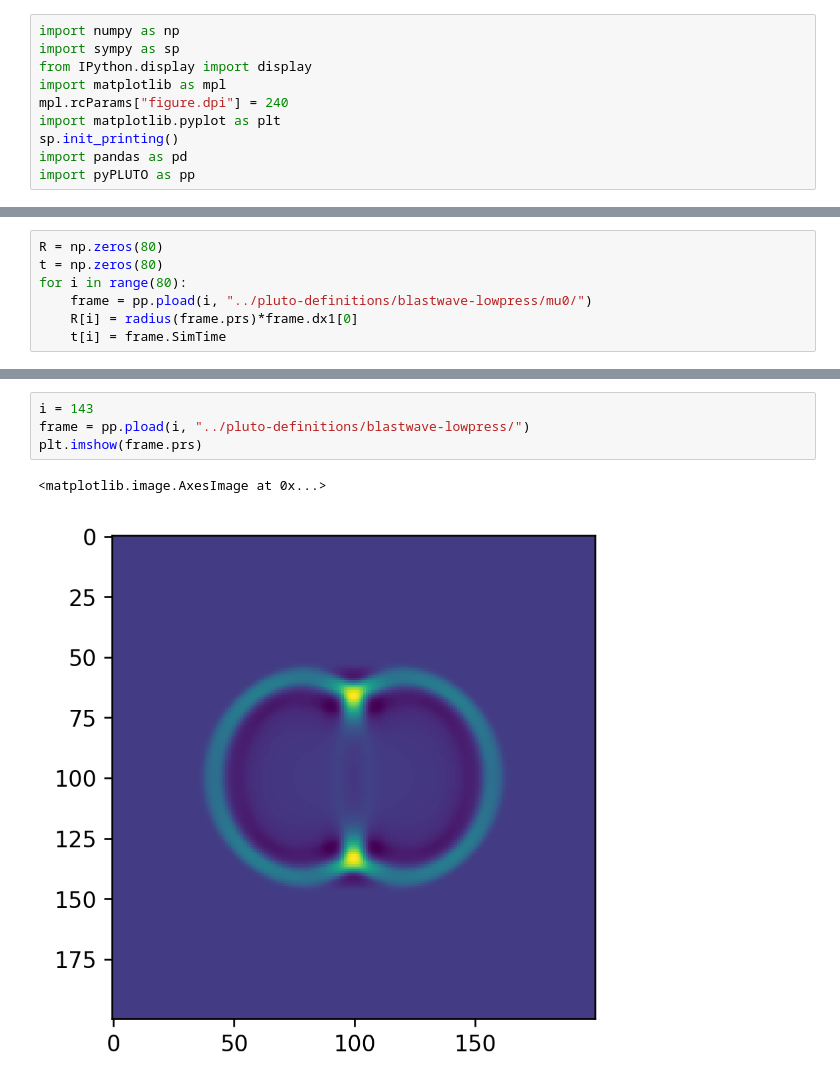
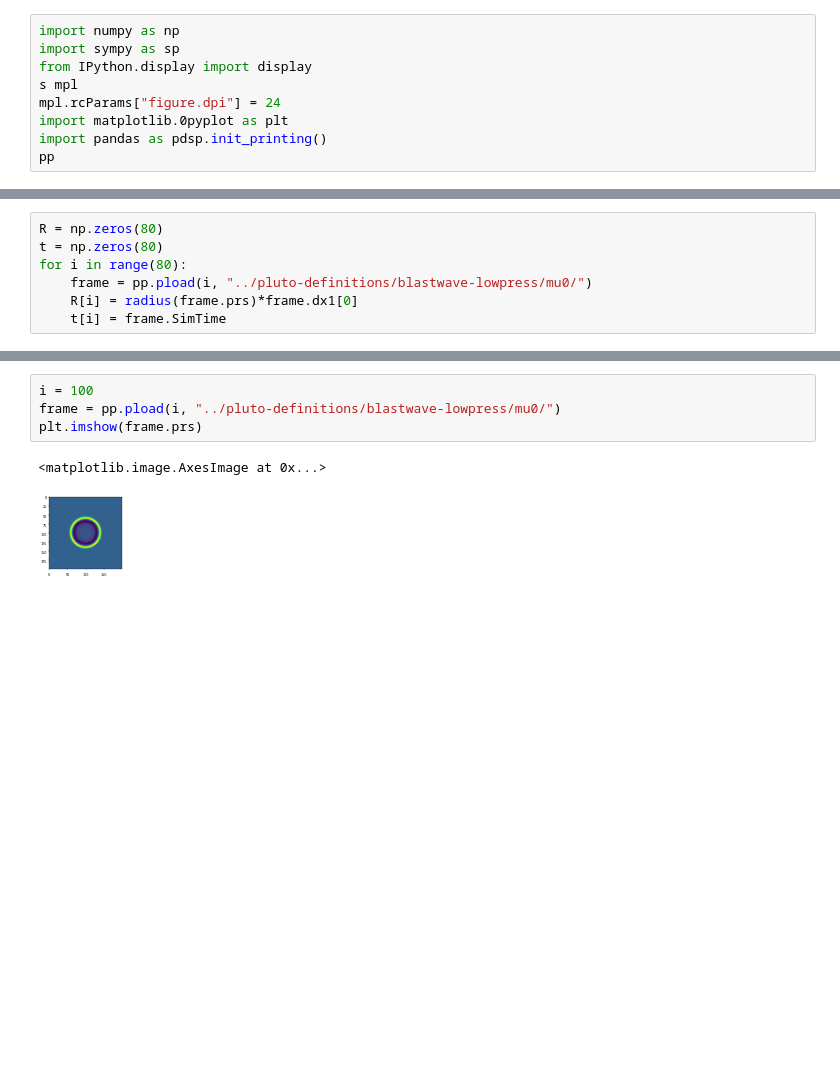
Before and after one commit to MichaelMaex/eindproject-2, a Jupyter notebook: notebooks/Blastwavelowpress.ipynb, the cells around one changed output, grey strips where cells are left out. Drawn from its saved outputs; the diff is of its cells as text; blank space fills up the shorter version.

```diff
--- a/notebooks/Blastwavelowpress.ipynb
+++ b/notebooks/Blastwavelowpress.ipynb
@@ -2,9 +2,8 @@
 import numpy as np
 import sympy as sp
 from IPython.display import display
-import matplotlib as mpl
-mpl.rcParams["figure.dpi"] = 240
-import matplotlib.pyplot as plt
-sp.init_printing()
-import pandas as pd
-import pyPLUTO as pp
+s mpl
+mpl.rcParams["figure.dpi"] = 24
+import matplotlib.0pyplot as plt
+import pandas as pdsp.init_printing()
+pp
@@ -40,9 +41,9 @@ plt.legend()
 <matplotlib.legend.Legend at 0x...>
 [figure]
 # %%
-i = 143
-frame = pp.pload(i, "../pluto-definitions/blastwave-lowpress/")
+i = 100
+frame = pp.pload(i, "../pluto-definitions/blastwave-lowpress/mu0/")
 plt.imshow(frame.prs)
 # %% [output]
 <matplotlib.image.AxesImage at 0x...>
-[figure, old version]
+[figure, new version]
```
Also changed, not shown: parts of 3 cells of this notebook, 3 other files.
